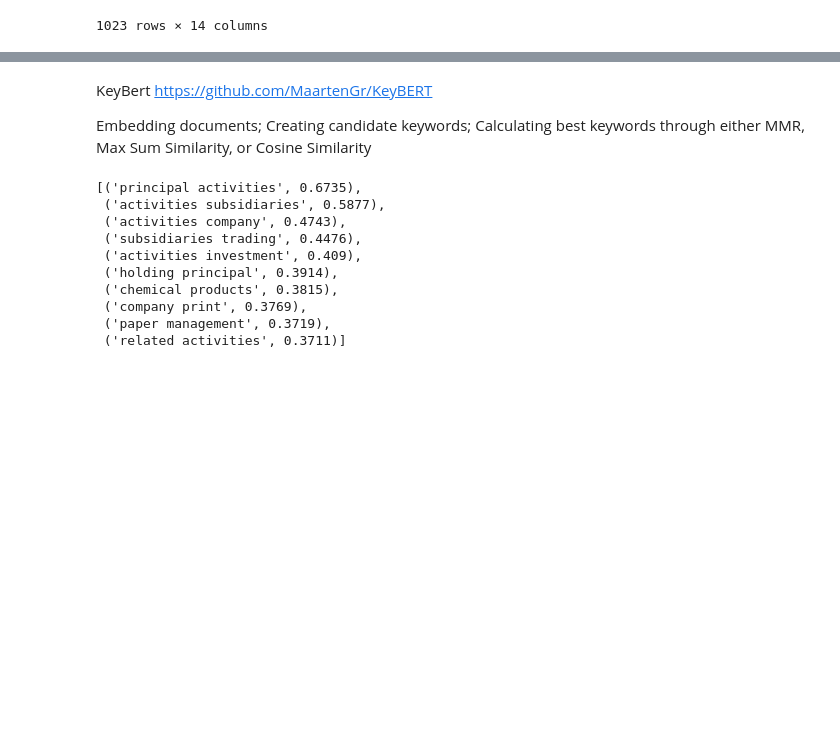
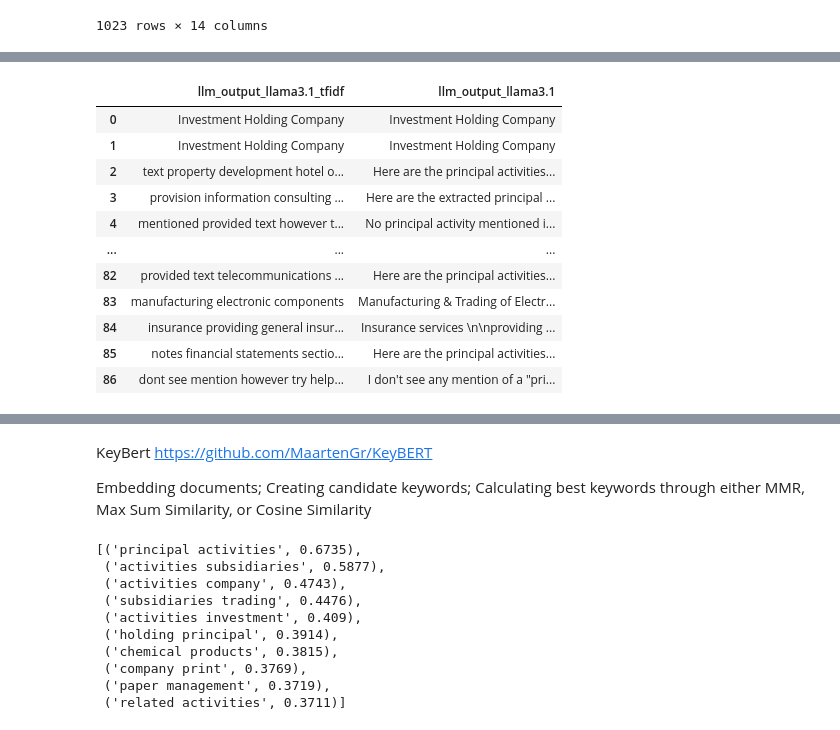
Before and after one commit to yorwel/ssicsync, a Jupyter notebook: LLM_Test/summarization.ipynb, the cells around one changed output, grey strips where cells are left out. Saved outputs shown, nothing was run; the diff lists cells and outputs as text; code cells hidden in the pictures; blank space fills up the shorter version.

Commit message:
Logic change for TFIDF, Prompt change

```diff
--- a/LLM_Test/summarization.ipynb
+++ b/LLM_Test/summarization.ipynb
@@ -277,4 +248,2 @@ df_for_Summary
 # %%
 df_for_Summary.to_excel("D:\ssicsync\LLM_Test\Summarised_output_for_model v2.xlsx", index=False)
-# %%
-df_for_Summary=pd.read_excel("Summarised_output_new.xlsx")
@@ -409,4 +360,4 @@ SSIC_ref_df
 | 1022 | 99090 | Other extra-territorial organisat... | This Sub-class includes activitie... | •activities of foreign embassies ... | NaN | ... |
 1023 rows × 14 columns
 # %%
-df_for_Summary = pd.read_excel("D:\ssicsync\LLM_Test\Summarised_output_for_model v2.xlsx", dtype = str)
+df_for_Summary = pd.read_excel("D:\ssicsync\LLM_Test\Summarised_output_for_model.xlsx", dtype = str)
@@ -476,0 +497,77 @@ df_results.loc[:,['PDF File', 'llm_output_llama3.1']].head()
+# %%
+merged_df = pd.merge(df_for_Summary, df_results[['PDF Name', 'llm_output_llama3.1']], left_on='PDF Name', right_on='PDF Name', how='left')
+#merged_df.to_excel("D:\ssicsync\LLM_Test\Summarised_output_for_model_v3.xlsx", index=False)
+# %%
+import pandas as pd
+from sklearn.feature_extraction.text import TfidfVectorizer
+import string
+import nltk
+import re
+
+# Download stopwords
+nltk.download('stopwords')
+from nltk.corpus import stopwords
+
+# Preprocess text function
+def preprocess_text(text):
+    # Convert to lowercase
+    text = text.lower()
+    # Remove punctuation
+    text = text.translate(str.maketrans('', '', string.punctuation))
+    # Remove numbers
+    text = re.sub(r'\d+', '', text)
+    # Remove stopwords
+    stop_words = set(stopwords.words('english'))
+    text = ' '.join(word for word in text.split() if word not in stop_words)
+    words_to_remove = ['principal', 'activity', 'activities', 'investment', 'holding', 'holdings', 'singapore', 'exchange', 'securities', 'trading', 'limited', 'company','extracted','keywords']  # List of additional words to remove
+    # Remove additional words
+    text = ' '.join(word for word in text.split() if word not in words_to_remove)
+    return text
+
+# Apply preprocessing to the 'llm_output_llama3.1' column
+merged_df['llm_output_llama3.1_tfidf'] = merged_df['llm_output_llama3.1'].apply(preprocess_text)
+
+# Initialize TF-IDF Vectorizer
+tfidf_vectorizer = TfidfVectorizer()
+
+# Fit and transform the preprocessed text
+tfidf_matrix = tfidf_vectorizer.fit_transform(merged_df['llm_output_llama3.1_tfidf'])
+
+# Get feature names (terms)
+terms = tfidf_vectorizer.get_feature_names_out()
+
+# Set a TF-IDF threshold
+tfidf_threshold = 0.1
+
+# Function to get important terms from a document
+def get_important_terms(doc_index, tfidf_matrix, terms, threshold, top_tokens=10):
+    term_scores = tfidf_matrix[doc_index].toarray().flatten()
+    important_term_indices = term_scores >= threshold
+
+    # Filter terms based on threshold and preserve original order
+    important_terms = [terms[i] for i in range(len(terms)) if important_term_indices[i]]
+
+    # Retrieve original order from 'llm_output_llama3.1_tfidf'
+    original_text = merged_df.at[doc_index, 'llm_output_llama3.1_tfidf'].split()
+    important_terms_in_order = [term for term in original_text if term in important_terms]
+
+    # Get the first 'top_tokens' tokens
+    first_10_tokens = important_terms_in_order[:top_tokens]
+
+    return ' '.join(first_10_tokens)
+
+# Apply the function to each document in the DataFrame
+merged_df['llm_output_llama3.1_tfidf'] = [
+    get_important_terms(i, tfidf_matrix, terms, tfidf_threshold)
+    for i in range(tfidf_matrix.shape[0])
+]
+
+# Check for empty TF-IDF outputs and replace with original content if empty
+merged_df['llm_output_llama3.1_tfidf'] = merged_df.apply(
+    lambda row: row['llm_output_llama3.1'] if not row['llm_output_llama3.1_tfidf'] else row['llm_output_llama3.1_tfidf'],
+    axis=1
+)
+
+# Display the modified DataFrame
+merged_df.loc[:,['llm_output_llama3.1_tfidf', 'llm_output_llama3.1']]
+# %% [output]
@@ -476,0 +577,12 @@ df_results.loc[:,['PDF File', 'llm_output_llama3.1']].head()
+|  | llm_output_llama3.1_tfidf | llm_output_llama3.1 |
+| 0 | Investment Holding Company | Investment Holding Company |
+| 1 | Investment Holding Company | Investment Holding Company |
+| 2 | text property development hotel o... | Here are the principal activities... |
+| 3 | provision information consulting ... | Here are the extracted principal ... |
+| 4 | mentioned provided text however t... | No principal activity mentioned i... |
+| ... | ... | ... |
+| 82 | provided text telecommunications ... | Here are the principal activities... |
+| 83 | manufacturing electronic components | Manufacturing & Trading of Electr... |
+| 84 | insurance providing general insur... | Insurance services \n\nproviding ... |
+| 85 | notes financial statements sectio... | Here are the principal activities... |
+| 86 | dont see mention however try help... | I don't see any mention of a "pri... |
```
Also changed, not shown: parts of 12 cells of this notebook, 1 other file.
